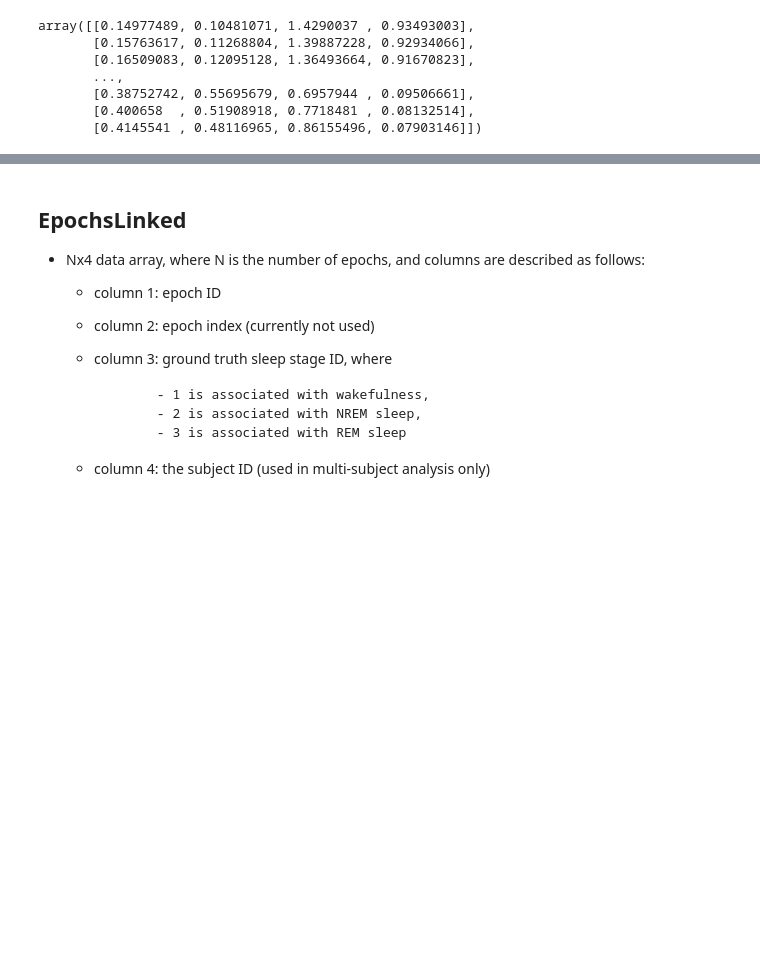
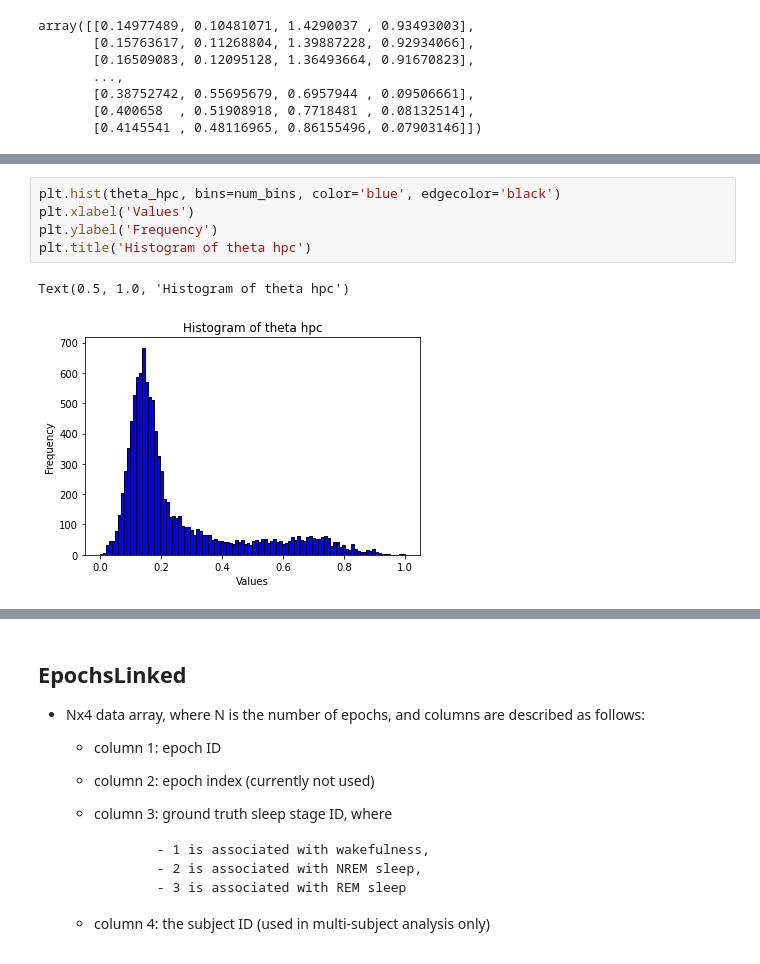
Before and after one commit to conscioustahoe/sleep-scoring-analysis, a Jupyter notebook: rgs14/mcRBM_input_features.ipynb, the cells around one changed output, grey strips where cells are left out. Drawn from its saved outputs; the diff is of its cells as text; blank space fills up the shorter version.

```diff
--- a/rgs14/mcRBM_input_features.ipynb
+++ b/rgs14/mcRBM_input_features.ipynb
@@ -83,0 +75,8 @@ array([  1.        ,   1.        , 241.40259618,   1.        ])
+# %%
+plt.hist(theta_hpc, bins=num_bins, color='blue', edgecolor='black')
+plt.xlabel('Values')
+plt.ylabel('Frequency')
+plt.title('Histogram of theta hpc')
+# %% [output]
+Text(0.5, 1.0, 'Histogram of theta hpc')
+[figure, added]
```
Also changed, not shown: parts of 26 cells of this notebook, 1 other file.
